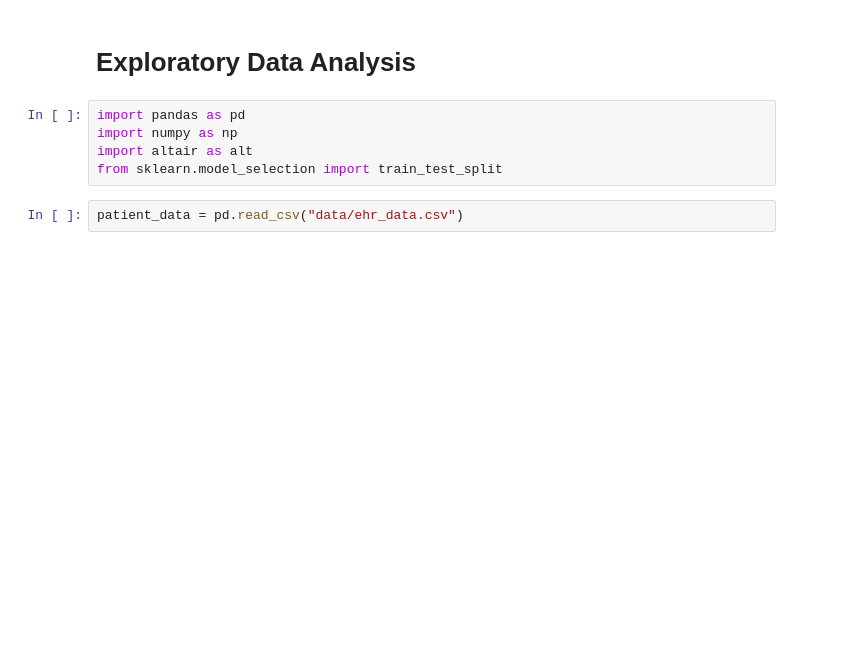
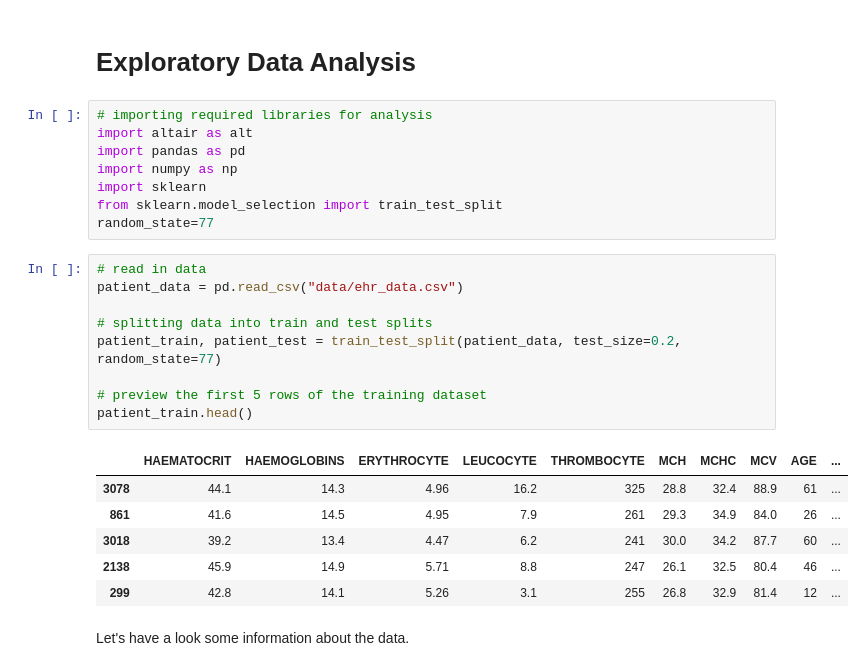
Before and after one commit to Stephanie-Ta/patient_treatment_classification_project_online, a Jupyter notebook: Exploratory_Data_Analysis.ipynb, the cells around one changed output. Cells and saved outputs as stored; diff of their text form; blank space fills up the shorter version.

```diff
--- a/Exploratory_Data_Analysis.ipynb
+++ b/Exploratory_Data_Analysis.ipynb
@@ -1,10 +1,29 @@
 # %% [markdown]
 # Exploratory Data Analysis
 # %%
+# importing required libraries for analysis
+import altair as alt
 import pandas as pd
 import numpy as np
-import altair as alt
+import sklearn
 from sklearn.model_selection import train_test_split
+random_state=77
 # %%
+# read in data
 patient_data = pd.read_csv("data/ehr_data.csv")
+
+# splitting data into train and test splits
+patient_train, patient_test = train_test_split(patient_data, test_size=0.2, random_state=77)
+
+# preview the first 5 rows of the training dataset
+patient_train.head()
+# %% [output]
+|  | HAEMATOCRIT | HAEMOGLOBINS | ERYTHROCYTE | LEUCOCYTE | THROMBOCYTE | MCH | MCHC | MCV | AGE | ... |
+| 3078 | 44.1 | 14.3 | 4.96 | 16.2 | 325 | 28.8 | 32.4 | 88.9 | 61 | ... |
+| 861 | 41.6 | 14.5 | 4.95 | 7.9 | 261 | 29.3 | 34.9 | 84.0 | 26 | ... |
+| 3018 | 39.2 | 13.4 | 4.47 | 6.2 | 241 | 30.0 | 34.2 | 87.7 | 60 | ... |
+| 2138 | 45.9 | 14.9 | 5.71 | 8.8 | 247 | 26.1 | 32.5 | 80.4 | 46 | ... |
+| 299 | 42.8 | 14.1 | 5.26 | 3.1 | 255 | 26.8 | 32.9 | 81.4 | 12 | ... |
+# %% [markdown]
+Let's have a look some information about the data.
 # %%
```
Also changed, not shown: parts of 3 cells of this notebook.
